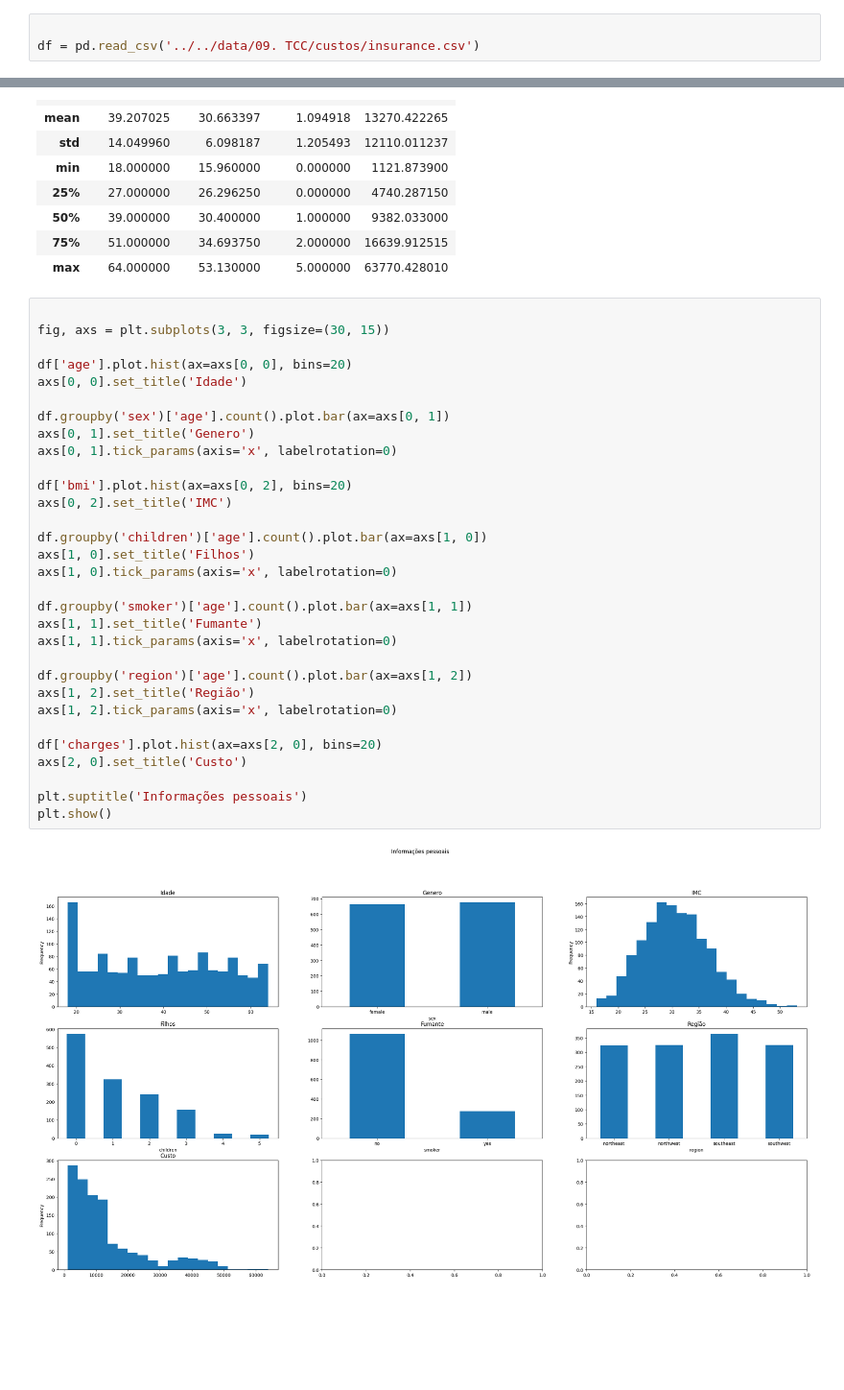
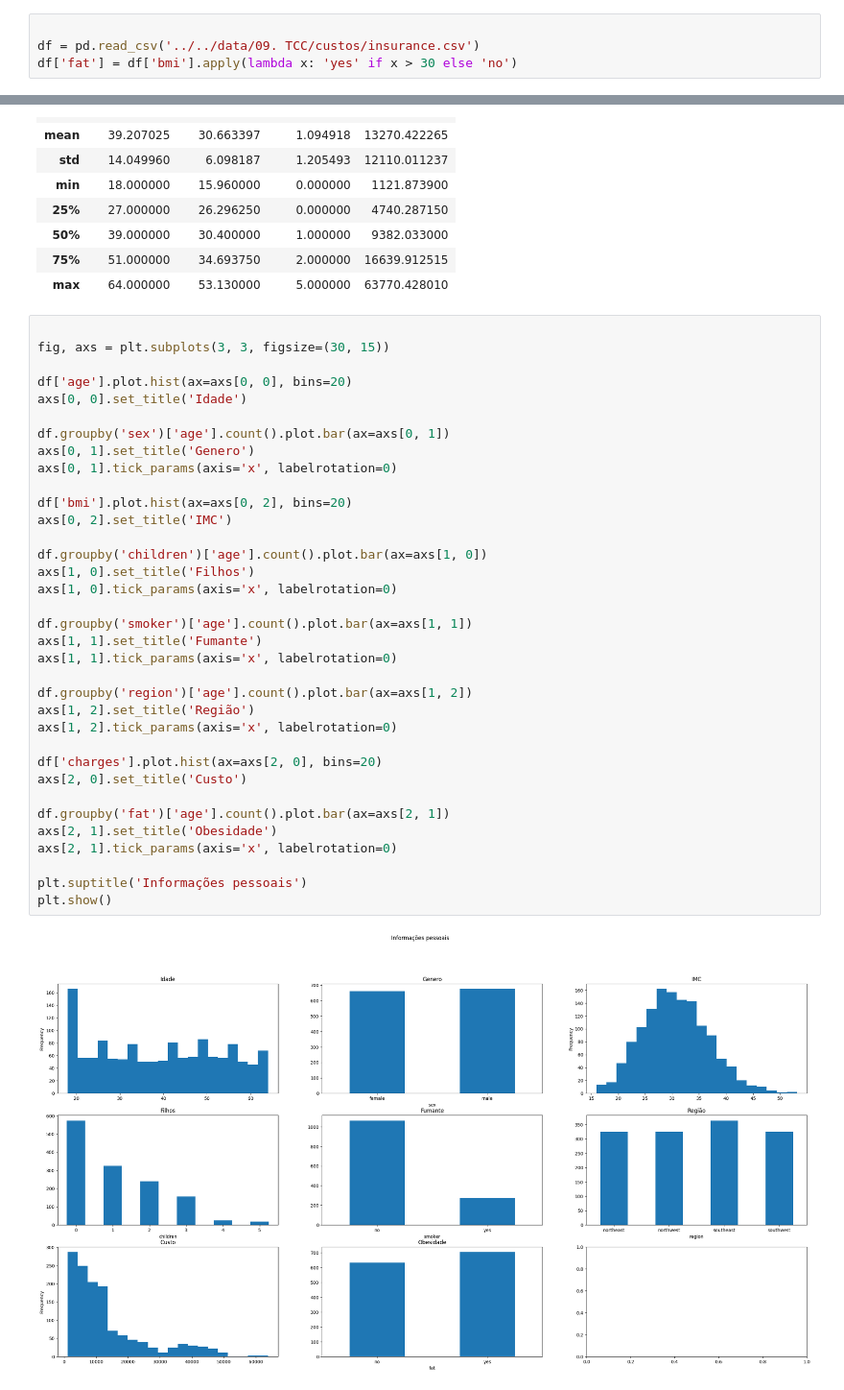
Before and after one commit to richardsantino/EBA-cases, a Jupyter notebook: 9. TCC/2 - custos.ipynb, the cells around one changed output, grey strips where cells are left out. Shown: that part at 96% size. Drawn from its saved outputs; the diff is of its cells as text; blank space fills up the shorter version.

```diff
--- a/9. TCC/2 - custos.ipynb
+++ b/9. TCC/2 - custos.ipynb
@@ -15,4 +21,5 @@ A seguradora para a qual você está trabalhando recentemente coletou um conjunt
 # %%
 
 df = pd.read_csv('../../data/09. TCC/custos/insurance.csv')
+df['fat'] = df['bmi'].apply(lambda x: 'yes' if x > 30 else 'no')
 # %% [markdown]
@@ -59,34 +67,38 @@ df.describe()
 fig, axs = plt.subplots(3, 3, figsize=(30, 15))
 
 df['age'].plot.hist(ax=axs[0, 0], bins=20)
 axs[0, 0].set_title('Idade')
 
 df.groupby('sex')['age'].count().plot.bar(ax=axs[0, 1])
 axs[0, 1].set_title('Genero')
 axs[0, 1].tick_params(axis='x', labelrotation=0)
 
 df['bmi'].plot.hist(ax=axs[0, 2], bins=20)
 axs[0, 2].set_title('IMC')
 
 df.groupby('children')['age'].count().plot.bar(ax=axs[1, 0])
 axs[1, 0].set_title('Filhos')
 axs[1, 0].tick_params(axis='x', labelrotation=0)
 
 df.groupby('smoker')['age'].count().plot.bar(ax=axs[1, 1])
 axs[1, 1].set_title('Fumante')
 axs[1, 1].tick_params(axis='x', labelrotation=0)
 
 df.groupby('region')['age'].count().plot.bar(ax=axs[1, 2])
 axs[1, 2].set_title('Região')
 axs[1, 2].tick_params(axis='x', labelrotation=0)
 
 df['charges'].plot.hist(ax=axs[2, 0], bins=20)
 axs[2, 0].set_title('Custo')
 
+df.groupby('fat')['age'].count().plot.bar(ax=axs[2, 1])
+axs[2, 1].set_title('Obesidade')
+axs[2, 1].tick_params(axis='x', labelrotation=0)
+
 plt.suptitle('Informações pessoais')
 plt.show()
 # %% [output]
-[figure, old version]
+[figure, new version]
 # %% [markdown]
 *insights:*
 - idade: maioria das pessoas possuem pouco menos ou igual a 20 anos, após isso a distribuição é quase uniforme até pouco mais que 60 anos.
```
Also changed, not shown: parts of 27 cells of this notebook.
